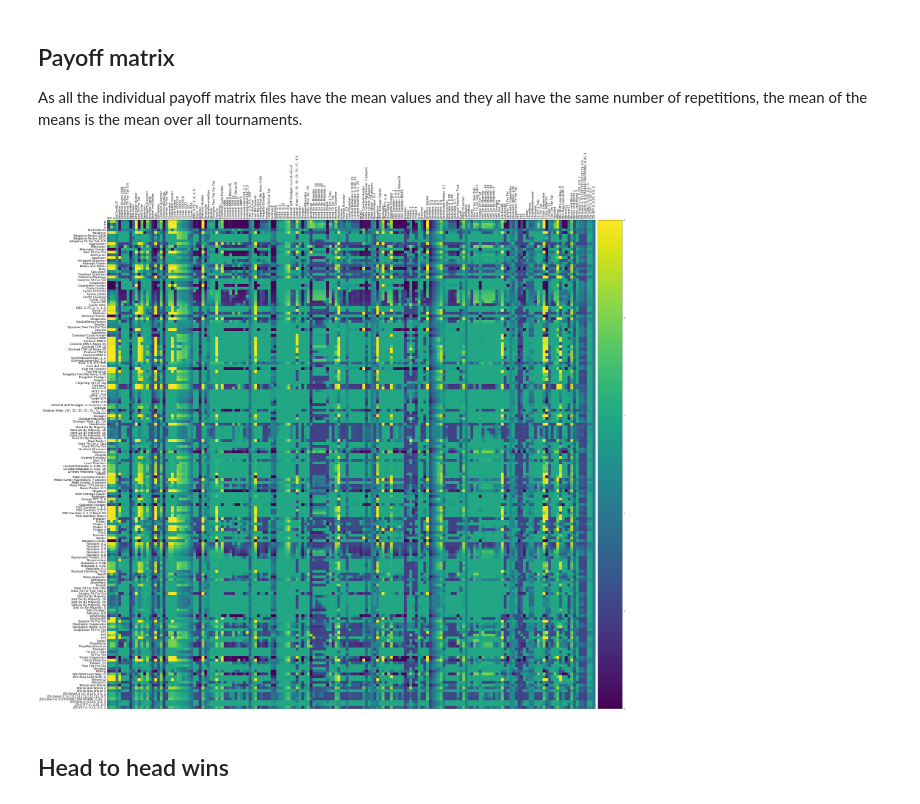
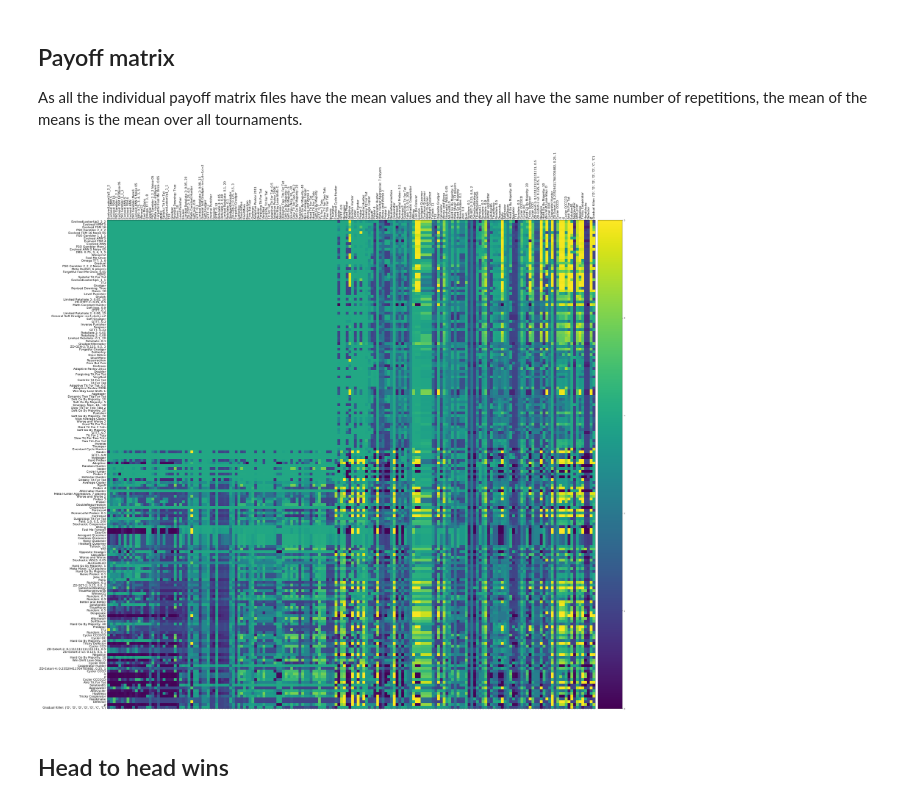
Before and after one commit to Axelrod-Python/ml-paper, a Jupyter notebook: src/main.ipynb, the cells around one changed output. Saved outputs shown, nothing was run; the diff lists cells and outputs as text; code cells hidden in the pictures.

Commit message:
Reorder payoff heatmaps.

```diff
--- a/src/main.ipynb
+++ b/src/main.ipynb
@@ -144,31 +144,34 @@ def read_payoff_matrix(files):
 payoff_matrix = read_payoff_matrix(files=standard_files)
 assert payoff_matrix.shape == (176, 176)
 # %%
-def payoff_heatmap(matrix, filename):
+def payoff_heatmap(matrix, ranked_player_names, filename):
     fig, ax = plt.subplots()
     width = number_of_players / 4
     height = width
     spacing = 4
     fig.set_size_inches(width, height)
 
-    mat = ax.matshow(payoff_matrix)
+    mat = ax.matshow(matrix)
 
     ax.set_xticks(range(number_of_players))
     ax.set_yticks(range(number_of_players))
-    ax.set_xticklabels(player_names, rotation=90)
-    ax.set_yticklabels(player_names)
+    ax.set_xticklabels(ranked_player_names, rotation=90)
+    ax.set_yticklabels(ranked_player_names)
     ax.tick_params(axis='both', which='both', labelsize=16)
 
     divider = make_axes_locatable(ax)
     cax = divider.append_axes("right", size="5%", pad=0.2)
     fig.colorbar(mat, cax=cax)
 
     fig.tight_layout()
     fig.savefig(filename);
 
-payoff_heatmap(payoff_matrix, "../assets/standard_scores_heatmap.pdf")
+ranked_player_names = list(rank_summary.index)
+ranked_indices = [player_names.index(name) for name in ranked_player_names]
+ranked_payoff_matrix = payoff_matrix[ranked_indices][:, ranked_indices]
+payoff_heatmap(ranked_payoff_matrix, ranked_player_names, "../assets/standard_scores_heatmap.pdf")
 # %% [output]
-[figure, old version]
+[figure, new version]
 # %% [markdown]
 ## Head to head wins
 # %%
```
Also changed, not shown: parts of 2 cells of this notebook.
